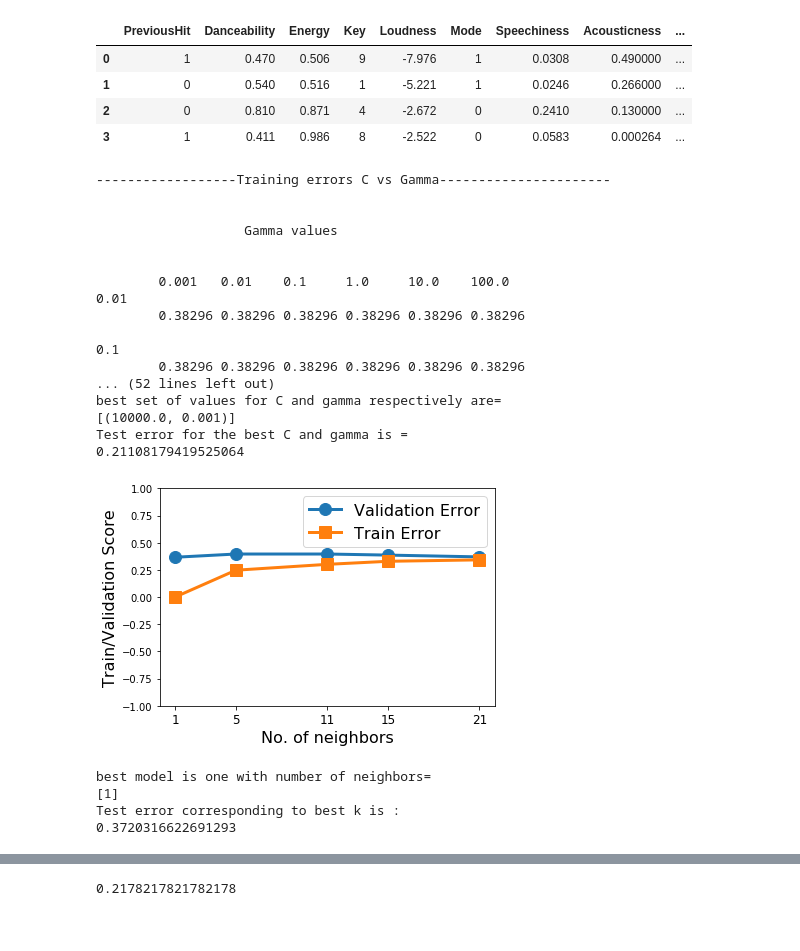
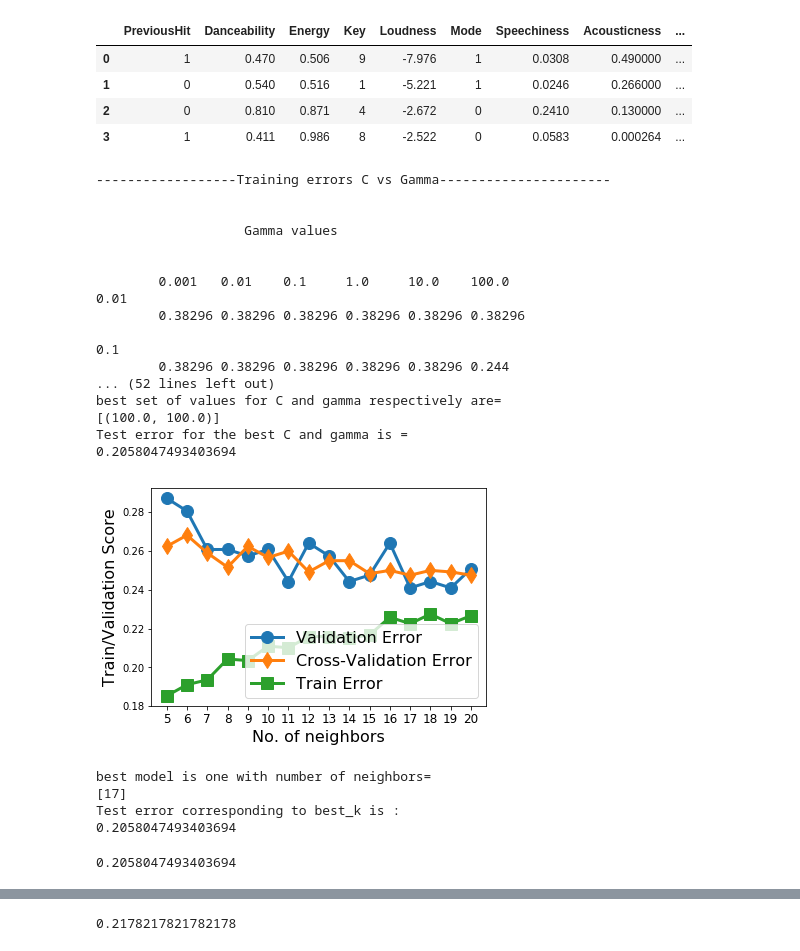
Before and after one commit to pruthvipatel/midterm_project_CS6301.010, a Jupyter notebook: mid_term_project/mid_term_project.ipynb, the cells around one changed output, grey strips where cells are left out. Saved outputs shown, nothing was run; the diff lists cells and outputs as text; code cells hidden in the pictures.

```diff
--- a/mid_term_project/mid_term_project.ipynb
+++ b/mid_term_project/mid_term_project.ipynb
@@ -20,16 +25,21 @@ test=pd.read_csv('./CS6301-S19-MidTermProject/bb_2000s_test.csv',delimiter=',',h
 # %%
 train_y=train.iloc[:,-1]
 train_x=train.iloc[:,3:-1]
+
+#change2____added below line
+train_norm_x = preprocessing.normalize(train_x, axis =0)
 # %%
 #train, test and validation partition
 tst_frac=0.2
 val_frac=0.2
-X_trn, X_tst, y_trn, y_tst = train_test_split(train_x, train_y, test_size=tst_frac,
-                                                random_state=42)
 
 
-X_trn, X_val, y_trn, y_val = train_test_split(X_trn, y_trn, test_size=val_frac,
-                                                random_state=42)
+#change3_____train_x changed to train_norm_x
+#X_trn, X_tst, y_trn, y_tst = train_test_split(train_x, train_y, test_size=tst_frac,random_state=42)
+X_trn, X_tst, y_trn, y_tst = train_test_split(train_norm_x, train_y, test_size=tst_frac,random_state=42)
+
+
+X_trn, X_val, y_trn, y_val = train_test_split(X_trn, y_trn, test_size=val_frac,random_state=42)
 # %%
 test[0:4]
 # %% [output]
@@ -125,56 +135,78 @@ print (1-models[best_params[0]].score(X_tst,y_tst))
         0.38296 0.38296 0.38296 0.38296 0.38296 0.38296
 
 0.1
-        0.38296 0.38296 0.38296 0.38296 0.38296 0.38296
+        0.38296 0.38296 0.38296 0.38296 0.38296 0.244
 ... (52 lines left out)
 best set of values for C and gamma respectively are=
-[(10000.0, 0.001)]
+[(100.0, 100.0)]
 Test error for the best C and gamma is =
-0.21108179419525064
+0.2058047493403694
 # %%
 #High value of C suggests that the model is highly non-linear
 # %%
 #KNN
 from sklearn.neighbors import KNeighborsClassifier
 # %%
-k_list=[1,5,11,15,21]
+#change______________________________________________________
+#k_list=[1,5,11,15,21]
+k_range = np.arange(5, 21, 1)
+
 kModels=dict()
 kValErr=dict()
+kCValErr=dict()
 kTrnErr=dict()
 
-
-for k in k_list:
+#change______________________________________________________
+#for k in k_list:
+for k in k_range:
     neigh = KNeighborsClassifier(n_neighbors=k, algorithm='kd_tree')
     kModels[k]=neigh.fit(X_trn,y_trn)
     kValErr[k]=1-neigh.score(X_val,y_val)
+    kCValErr[k] = 1- np.mean(cross_val_score(neigh,X_trn,y_trn, cv=10))
     kTrnErr[k]=1-neigh.score(X_trn,y_trn)
 
 
 
 plt.figure()
 plt.plot(kValErr.keys(), kValErr.values(), marker='o', linewidth=3, markersize=12)
+plt.plot(kCValErr.keys(), kCValErr.values(), marker='d', linewidth=3, markersize=12)
 plt.plot(kTrnErr.keys(), kTrnErr.values(), marker='s', linewidth=3, markersize=12)
 plt.xlabel('No. of neighbors', fontsize=16)
 plt.ylabel('Train/Validation Score', fontsize=16)
 plt.xticks(list(kValErr.keys()), fontsize=12)
-plt.legend(['Validation Error', 'Train Error'], fontsize=16)
-plt.axis([0, 22, -1, 1])
+plt.legend(['Validation Error','Cross-Validation Error', 'Train Error'], fontsize=16)
+#change__________________removed the below line
+#plt.axis([0, 22, -1, 1])
 
 plt.show()
 
-temp=min(kValErr.values())
-best_k=[param for param,score in kValErr.items() if score==temp]
+#temp=min(kValErr.values())
+temp=min(kCValErr.values())
+#best_k=[param for param,score in kValErr.items() if score==temp]
+best_k=[param for param,score in kCValErr.items() if score==temp]
 print ('best model is one with number of neighbors=')
 print (best_k)
 
-print ('Test error corresponding to best k is :')
+print ('Test error corresponding to best_k is :')
 print (1-kModels[best_k[0]].score(X_tst,y_tst))
 # %% [output]
-[figure, old version]
+[figure, new version]
 best model is one with number of neighbors=
-[1]
-Test error corresponding to best k is :
-0.3720316622691293
+[17]
+Test error corresponding to best_k is :
+0.2058047493403694
+# %%
+#change______________
+k_best = best_k[0]
+clf = KNeighborsClassifier(n_neighbors=k_best, algorithm='kd_tree')
+knmodel=clf.fit(X_trn,y_trn)
+print (1-knmodel.score(X_tst,y_tst))
+
+predict_proba = knmodel.predict_proba(X_tst)
+fpr_kn, tpr_kn, thresholds_kn = metrics.roc_curve(y_tst, predict_proba[:,1])
+roc_auc_kn = metrics.auc(fpr_kn, tpr_kn)
+# %% [output]
+0.2058047493403694
 # %%
 # Low number of neighbors also indicate a highly non-linear model
 # %%
```
Also changed, not shown: parts of 8 cells of this notebook.
